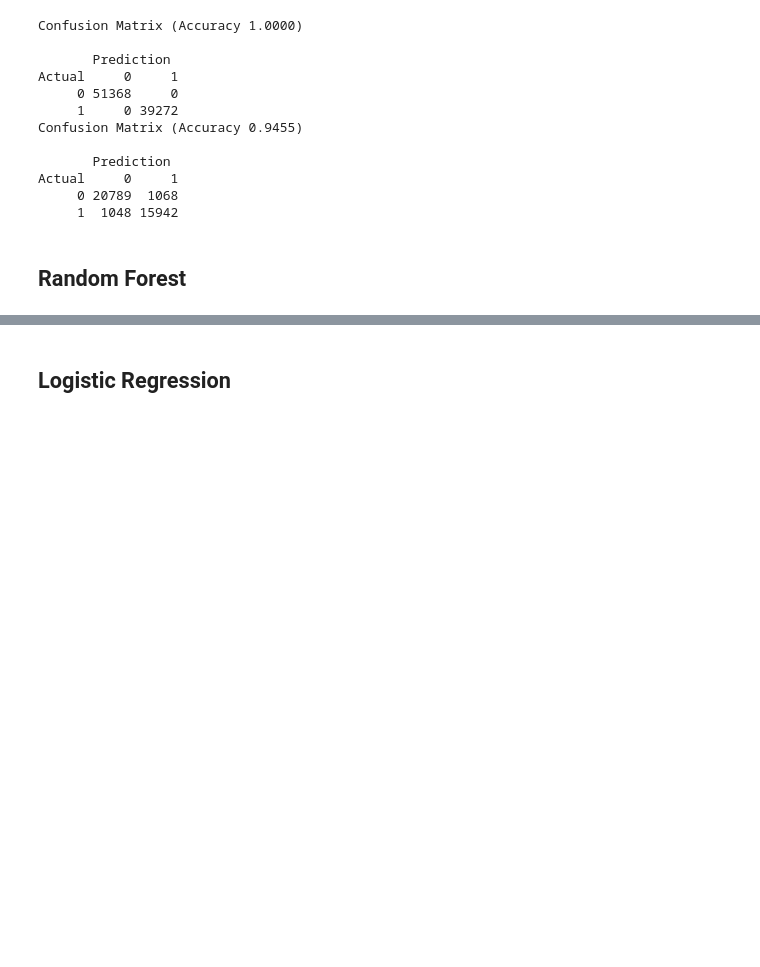
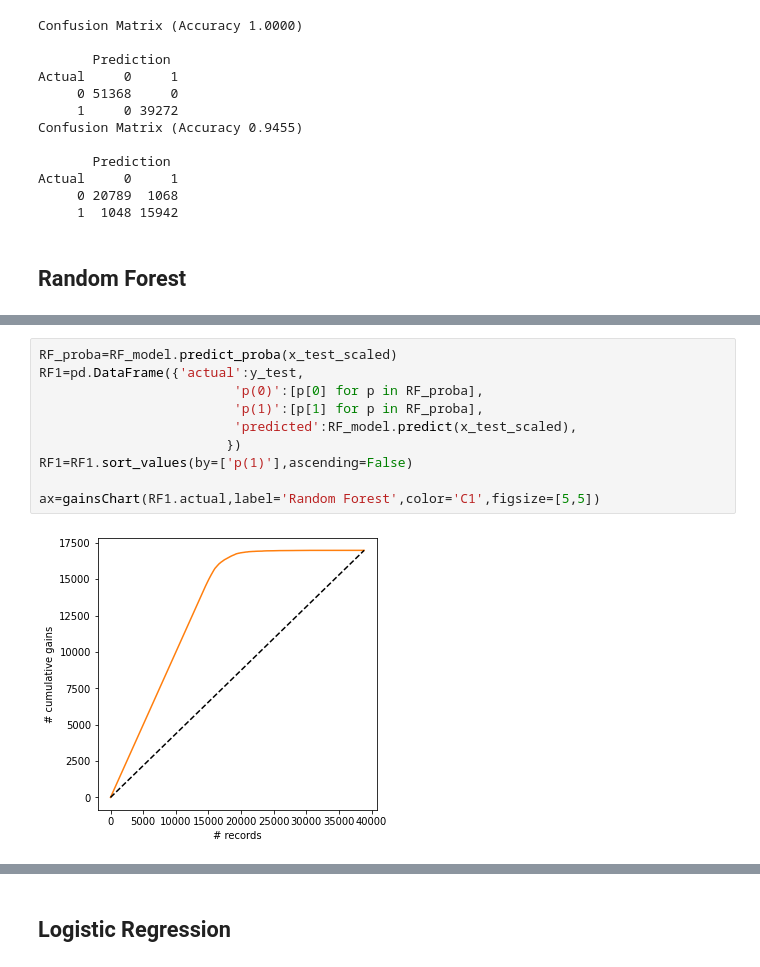
Before and after one commit to nlee98/ADS-505-Business-Analytics, a Jupyter notebook: ADS_505_Final_Project_NL.ipynb, the cells around one changed output, grey strips where cells are left out. Saved outputs shown, nothing was run; the diff lists cells and outputs as text; blank space fills up the shorter version.

```diff
--- a/ADS_505_Final_Project_NL.ipynb
+++ b/ADS_505_Final_Project_NL.ipynb
@@ -856 +946,13 @@ Actual     0     1
+# %%
+RF_proba=RF_model.predict_proba(x_test_scaled)
+RF1=pd.DataFrame({'actual':y_test,
+                         'p(0)':[p[0] for p in RF_proba],
+                         'p(1)':[p[1] for p in RF_proba],
+                         'predicted':RF_model.predict(x_test_scaled),
+                        })
+RF1=RF1.sort_values(by=['p(1)'],ascending=False)
+
+ax=gainsChart(RF1.actual,label='Random Forest',color='C1',figsize=[5,5])
+# %% [output]
+[figure, added]
 # %%
```
Also changed, not shown: parts of 11 cells of this notebook.
